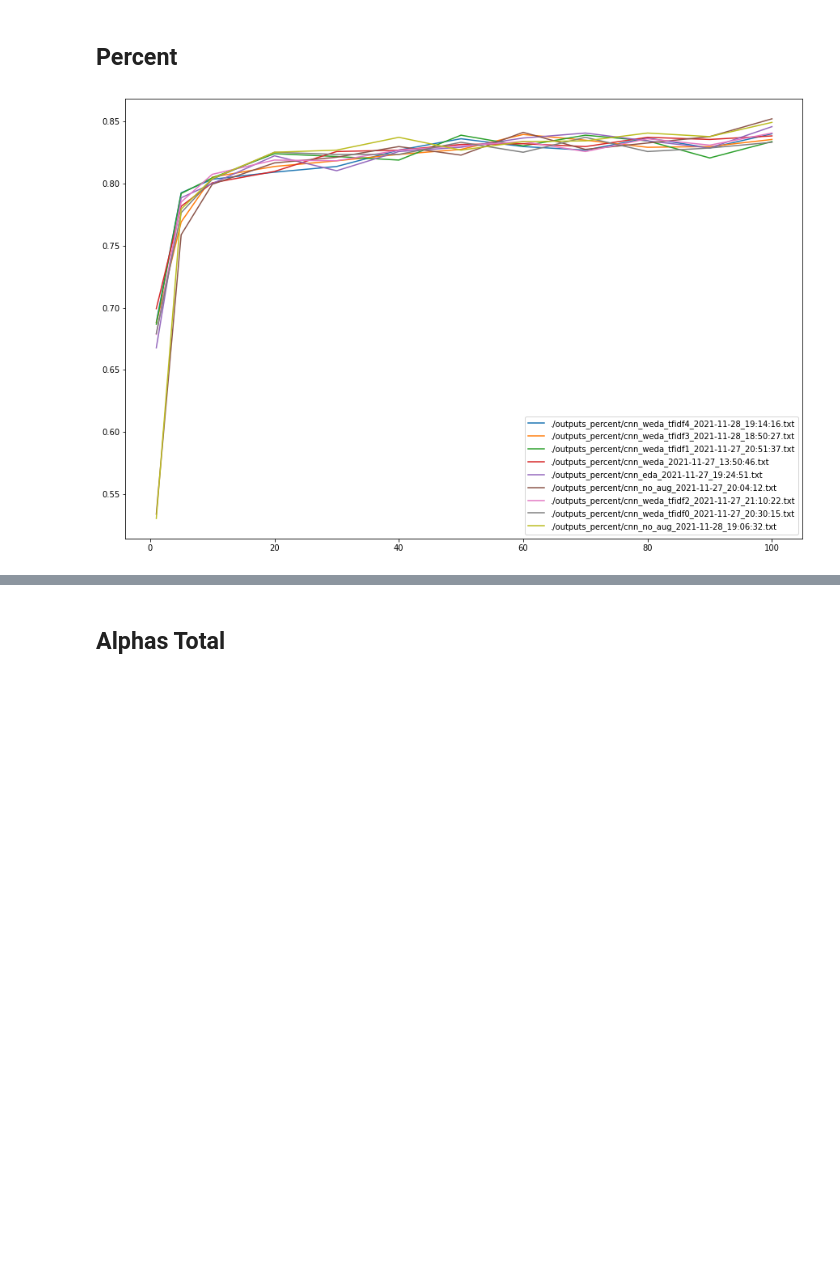
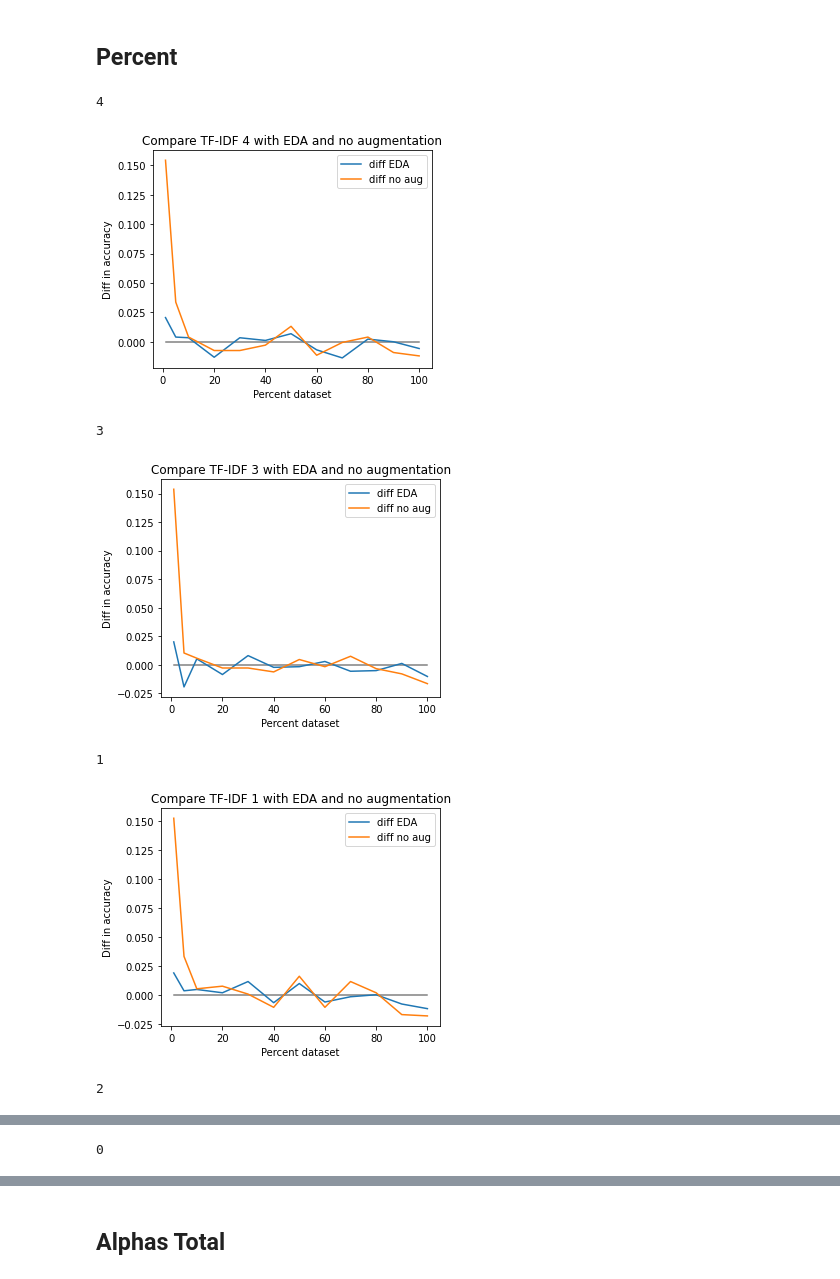
Before and after one commit to MarcelTorne/WEDA_nlp, a Jupyter notebook: Plot Creation.ipynb, the cells around one changed output, grey strips where cells are left out. Drawn from its saved outputs; the diff is of its cells as text; code cells hidden in the pictures; blank space fills up the shorter version.

Commit message:
Add percent plots

```diff
--- a/Plot Creation.ipynb
+++ b/Plot Creation.ipynb
@@ -9,7 +10,11 @@ filename = "./outputs_percent/cnn_eda_2021-11-27_19:24:51.txt"
 # %% [markdown]
 ## Percent
 # %%
-def plot_file(filename):
+eda_file = "./outputs_percent/" + "cnn_eda_2021-11-27_19:24:51.txt"
+noaug_file = "./outputs_percent/" + "cnn_no_aug_2021-11-27_20:04:12.txt"
+prefix = "cnn_weda_tfidf"
+
+def get_values(filename):
     file = open(filename, "r")
     lines = file.readlines()
 
@@ -35,19 +40,40 @@ def plot_file(filename):
         second_name, test = name.split("/")
         value_range.append(float(test))
         results.append(float(value))
+    return np.array(results), value_range
 
+def plot_file(filename):
+    results_weda, value_range = get_values(filename)
+    results_eda, _ = get_values(eda_file)
+    results_noaug, _ = get_values(noaug_file)
 
-    plt.plot(value_range, results, label=filename)
+    title = filename.split("/")[2][len(prefix)]
+    print(title)
+    plt.title("Compare TF-IDF {} with EDA and no augmentation".format(title))
+
+    plt.plot(value_range, np.zeros(len(value_range)), color="black", alpha=0.5)
+    plt.plot(value_range, results_weda-results_eda, label="diff EDA")
+    plt.plot(value_range, results_weda-results_noaug, label="diff no aug")
+    plt.xlabel("Percent dataset")
+    plt.ylabel("Diff in accuracy")
+    plt.legend()
+    plt.show()
 # %%
 def plot_folder(folder_name):
+
     filenames = os.listdir(folder_name)
     for filename in filenames:
-        plot_file(folder_name+"/"+filename)
-
-    plt.legend()
-    plt.show()
+        if not folder_name+"/"+filename in [eda_file, noaug_file]:
+            if filename != ".DS_Store":
+                plt.figure(figsize=(5,4))
+                plot_file(folder_name+"/"+filename)
 # %%
-plt.figure(figsize=(15,10))
 plot_folder("./outputs_percent")
 # %% [output]
+4
-[figure, old version]
+[figure, new version]
+3
+[figure, added]
+1
+[figure, added]
+2
@@ -53,0 +81 @@ plot_folder("./outputs_percent")
+0
```
Also changed, not shown: parts of 2 cells of this notebook, 4 other files.
